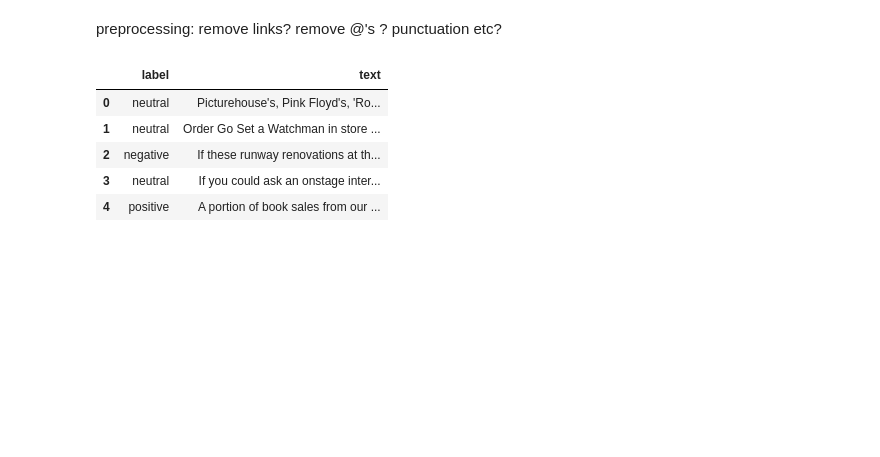
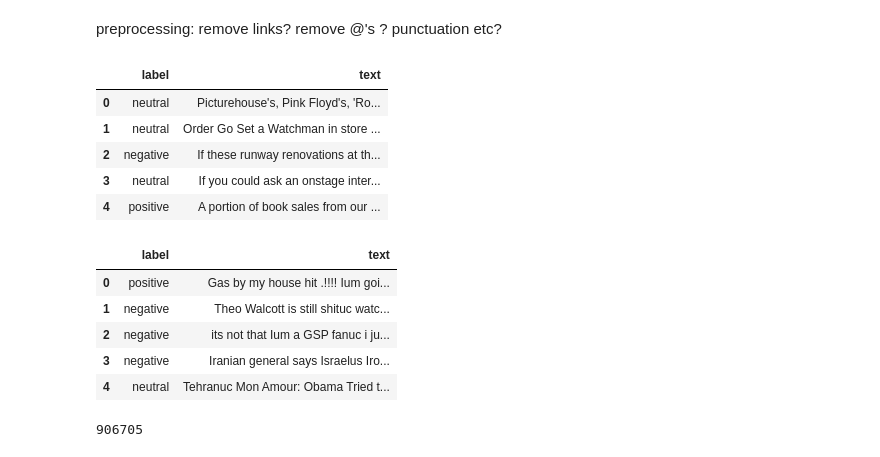
Before and after one commit to BattleBunny/tm-project, a Jupyter notebook: data_exploration.ipynb, the cells around one changed output. Drawn from its saved outputs; the diff is of its cells as text; code cells hidden in the pictures; blank space fills up the shorter version.

```diff
--- a/data_exploration.ipynb
+++ b/data_exploration.ipynb
@@ -38,12 +33,23 @@ concatenate_data("test")
 # %% [markdown]
 Load into dataframes
 # %%
-train = pd.read_csv("data/downloaded/twitter-train.tsv", sep='\t', usecols=[1,2], names=["label", "text"],encoding="utf-8")
-test = pd.read_csv("data/downloaded/twitter-test.tsv", sep='\t', usecols=[1,2], names=["label", "text"],encoding="utf-8")
-# dev = pd.read_csv("data/downloaded/twitter-2016dev-A.tsv", sep='\t', usecols=[1,2], names=["label", "text"])
+# train = pd.read_csv("data/downloaded/twitter-train.tsv", sep='\t', usecols=[1,2], names=["label", "text"],encoding="utf-8")
+# test = pd.read_csv("data/downloaded/twitter-test.tsv", sep='\t', usecols=[1,2], names=["label", "text"],encoding="utf-8")
+# # dev = pd.read_csv("data/downloaded/twitter-2016dev-A.tsv", sep='\t', usecols=[1,2], names=["label", "text"])
 
-print(f"train: {round(train.shape[0]/(train.shape[0]+test.shape[0])*100)}%, test: {round(test.shape[0]/(train.shape[0]+test.shape[0])*100)}%")
-print(f"train: {train.shape[0]}, test: {test.shape[0]}")
+# print(f"train: {round(train.shape[0]/(train.shape[0]+test.shape[0])*100)}%, test: {round(test.shape[0]/(train.shape[0]+test.shape[0])*100)}%")
+# print(f"train: {train.shape[0]}, test: {test.shape[0]}")
 # %% [output]
 train: 80%, test: 20%
 train: 40297, test: 9834
+# %%
+import pickle
+
+with open("data/bert_tokenized/bert_train_data.pkl", "rb") as f:
+    train = pickle.load(f)
+
+with open("data/bert_tokenized/bert_test_data.pkl","rb") as f:
+    test = pickle.load(f)
+
+print(f"train: {round(train.shape[0]/(train.shape[0]+test.shape[0])*100)}%, test: {round(test.shape[0]/(train.shape[0]+test.shape[0])*100)}%")
+print(f"train: {train.shape[0]}, test: {test.shape[0]}")
@@ -124,0 +132,9 @@ test_cleaned = preprocess(test, "test")
+# %%
+train.head()
+# %% [output]
+|  | label | text |
+| 0 | positive | Gas by my house hit .!!!! Ium goi... |
+| 1 | negative | Theo Walcott is still shituc watc... |
+| 2 | negative | its not that Ium a GSP fanuc i ju... |
+| 3 | negative | Iranian general says Israelus Iro... |
+| 4 | neutral | Tehranuc Mon Amour: Obama Tried t... |
@@ -124,0 +153,6 @@ test_cleaned = preprocess(test, "test")
+# %%
+whitespace = ['', " ", "\t", "\n"]
+terms_cleaned = [t for t in terms if t not in whitespace]
+len(terms_cleaned)
+# %% [output]
+906705
```
Also changed, not shown: parts of 8 cells of this notebook, 5 other files.
